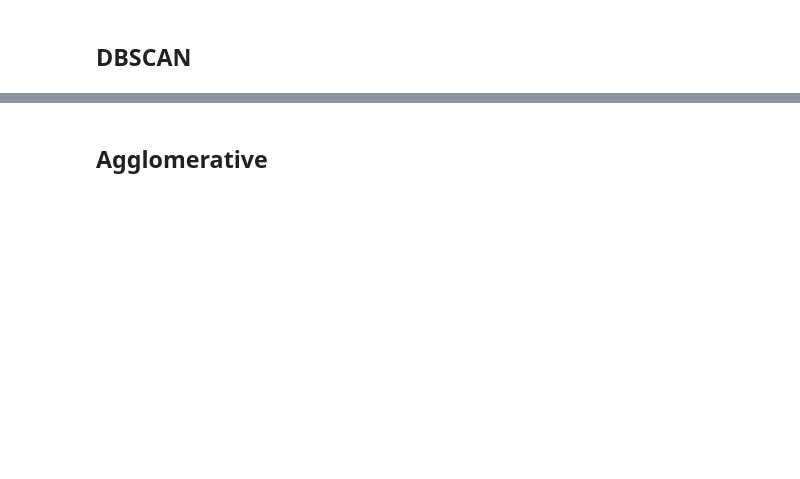
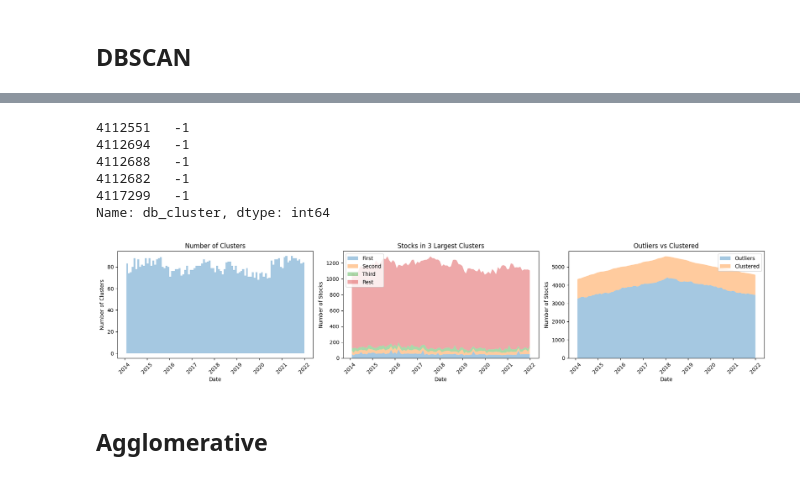
Before and after one commit to adamd1985/pairs_trading_unsupervised_learning, a Jupyter notebook: pairs_unsupervised.ipynb, the cells around one changed output, grey strips where cells are left out. Cells and saved outputs as stored; diff of their text form; code cells hidden in the pictures; blank space fills up the shorter version.

```diff
--- a/pairs_unsupervised.ipynb
+++ b/pairs_unsupervised.ipynb
@@ -188,15 +230,2 @@ pca_result_df.tail(5)
 # %% [markdown]
 # Clustering
-# %%
-from sklearn.neighbors import NearestNeighbors
-
-def distance_to_nearest_neighbors(df, k = 2, alpha = 50):
-    neigh = NearestNeighbors(n_neighbors=k, n_jobs=-1)
-    nbrs = neigh.fit(df)
-    distances, _ = nbrs.kneighbors(df)
-
-    dist = np.sort(distances, axis=0)
-    dist = distances[:, 1]
-    dist_alpha_thresh = np.percentile(distances, 30)
-
-    return dist, dist_alpha_thresh
@@ -256,7 +464,7 @@ def train_db_clusters(pca_result_df):
     models_dfs = []
 
     cluster_membership = []
-    for month, data in tqdm(pca_result_df.groupby("DATE"), desc="Processing months"):
+    for month, data in tqdm(pca_result_df.groupby("DATE"), desc="train_db_clusters"):
         pca_data = data[pca_components_cols]
         if len(pca_data) < 2:
             print(f"Skipping {month} due to insufficient data.")
@@ -264,20 +472,20 @@ def train_db_clusters(pca_result_df):
 
         #MinPts is set to be the natural logarithm of the total number of data points N
         min_samples = int(round(np.log(len(data))))
-        _, dist_alpha_thresh = distance_to_nearest_neighbors(pca_data, k=min_samples + 1,alpha = 30)
-        km_model = DBSCAN(eps=dist_alpha_thresh,
-                            metric='l1',
-                            min_samples=min_samples)
-        km_model.fit(pca_data)
+        _, eps = distance_to_nearest_neighbors(pca_data, k=min_samples + 1,alpha = 30)
+        db_model = DBSCAN(eps=eps, metric='l2', min_samples=min_samples)
+        db_model.fit(pca_data)
 
         cluster_df = pd.DataFrame(data['permno'].copy(), index=data.index)
-        cluster_df['db_cluster'] = km_model.labels_
+        cluster_df['db_cluster'] = db_model.labels_
         cluster_df['DATE'] = month
         cluster_df[MOM_FEATURES[0]] = data[MOM_FEATURES[0]]
 
         cluster_membership.append(cluster_df)
+        # -1 are the noise points, which we have to remove.
+        num_clusters = len(set(db_model.labels_)) - (1 if -1 in db_model.labels_ else 0)
 
-        models_dfs.append({'DATE': month, 'db_cluster': km_model.n_clusters_})
+        models_dfs.append({'DATE': month, 'n_clusters': num_clusters})
 
     models_df = pd.DataFrame(models_dfs)
     cluster_membership_df = pd.concat(cluster_membership, ignore_index=False)
@@ -288,10 +496,24 @@ if os.path.exists(DBS_CLUSTERS_FILEPATH) and os.path.exists(DBS_CLUSTERS_MEM_FIL
     db_models_df = pd.read_pickle(DBS_CLUSTERS_FILEPATH)
     db_cluster_membership_df = pd.read_pickle(DBS_CLUSTERS_MEM_FILEPATH)
 else:
-    db_models_df, db_cluster_membership_df = train_km_clusters(pca_result_df)
+    db_models_df, db_cluster_membership_df = train_db_clusters(pca_result_df)
     db_models_df.to_pickle(DBS_CLUSTERS_FILEPATH)
     db_cluster_membership_df.to_pickle(DBS_CLUSTERS_MEM_FILEPATH)
 
 pca_result_df['db_cluster'] = db_cluster_membership_df['db_cluster']
+pca_result_df['db_cluster'].tail(5)
+# %% [output]
+4112551   -1
+4112694   -1
+4112688   -1
+4112682   -1
+4117299   -1
+Name: db_cluster, dtype: int64
+# %%
+plot_cluster_distributions(db_cluster_membership_df, 'db_cluster')
+plt.tight_layout()
+plt.show()
+# %% [output]
+[figure, added]
 # %% [markdown]
 ## Agglomerative
```
Also changed, not shown: parts of 24 cells of this notebook, 20 other files.
